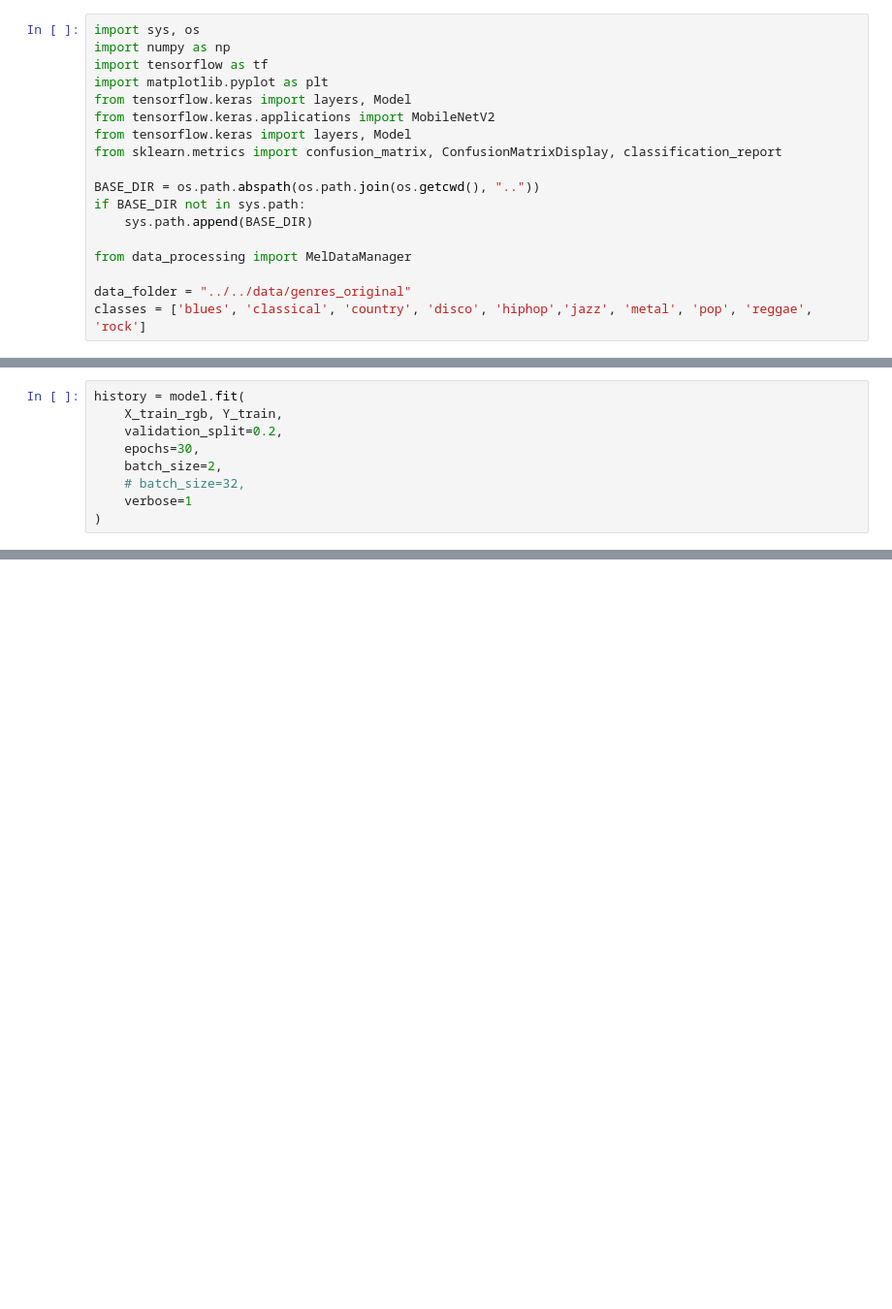
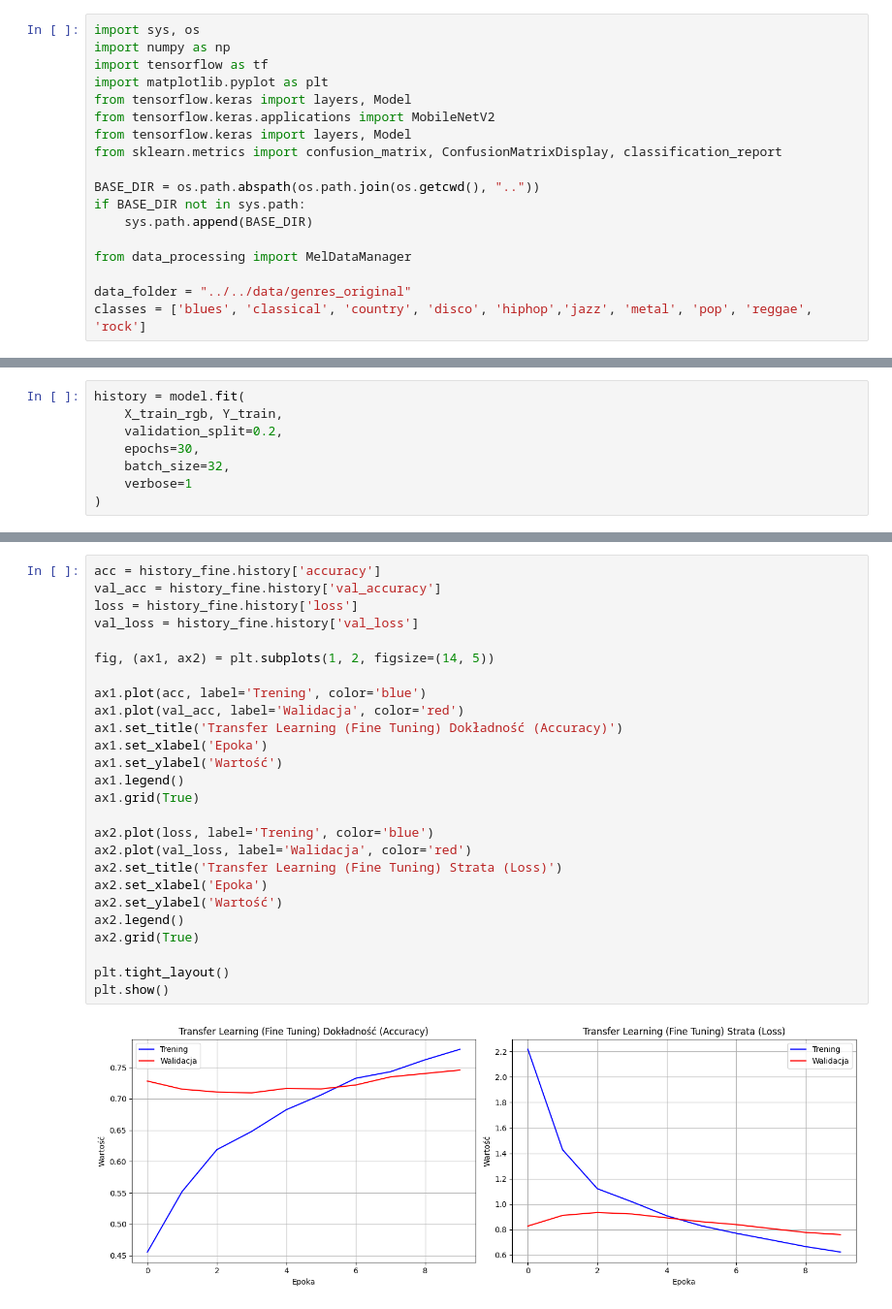
Before and after one commit to PiotrPeca/GenreAI, a Jupyter notebook: ml_part/models_building/transfer_learning.ipynb, the cells around one changed output, grey strips where cells are left out. Shown at 97% size. Drawn from its saved outputs; the diff is of its cells as text; blank space fills up the shorter version.

Commit message:
Models (including Transfer Learning) trained

```diff
--- a/ml_part/models_building/transfer_learning.ipynb
+++ b/ml_part/models_building/transfer_learning.ipynb
@@ -99,7 +111,6 @@ history = model.fit(
     X_train_rgb, Y_train,
     validation_split=0.2,
     epochs=30,
-    batch_size=2,
-    # batch_size=32,
+    batch_size=32,
     verbose=1
 )
@@ -180,2 +256,30 @@ print("Model zapisany jako: ../models/Transfer_learning.keras")
+# %%
+acc = history_fine.history['accuracy']
+val_acc = history_fine.history['val_accuracy']
+loss = history_fine.history['loss']
+val_loss = history_fine.history['val_loss']
+
+fig, (ax1, ax2) = plt.subplots(1, 2, figsize=(14, 5))
+
+ax1.plot(acc, label='Trening', color='blue')
+ax1.plot(val_acc, label='Walidacja', color='red')
+ax1.set_title('Transfer Learning (Fine Tuning) Dokładność (Accuracy)')
+ax1.set_xlabel('Epoka')
+ax1.set_ylabel('Wartość')
+ax1.legend()
+ax1.grid(True)
+
+ax2.plot(loss, label='Trening', color='blue')
+ax2.plot(val_loss, label='Walidacja', color='red')
+ax2.set_title('Transfer Learning (Fine Tuning) Strata (Loss)')
+ax2.set_xlabel('Epoka')
+ax2.set_ylabel('Wartość')
+ax2.legend()
+ax2.grid(True)
+
+plt.tight_layout()
+plt.show()
+# %% [output]
+[figure, added]
 # %%
 # # Ewaluacja po fine-tuningu
```
Also changed, not shown: parts of 15 cells of this notebook, 13 other files.
